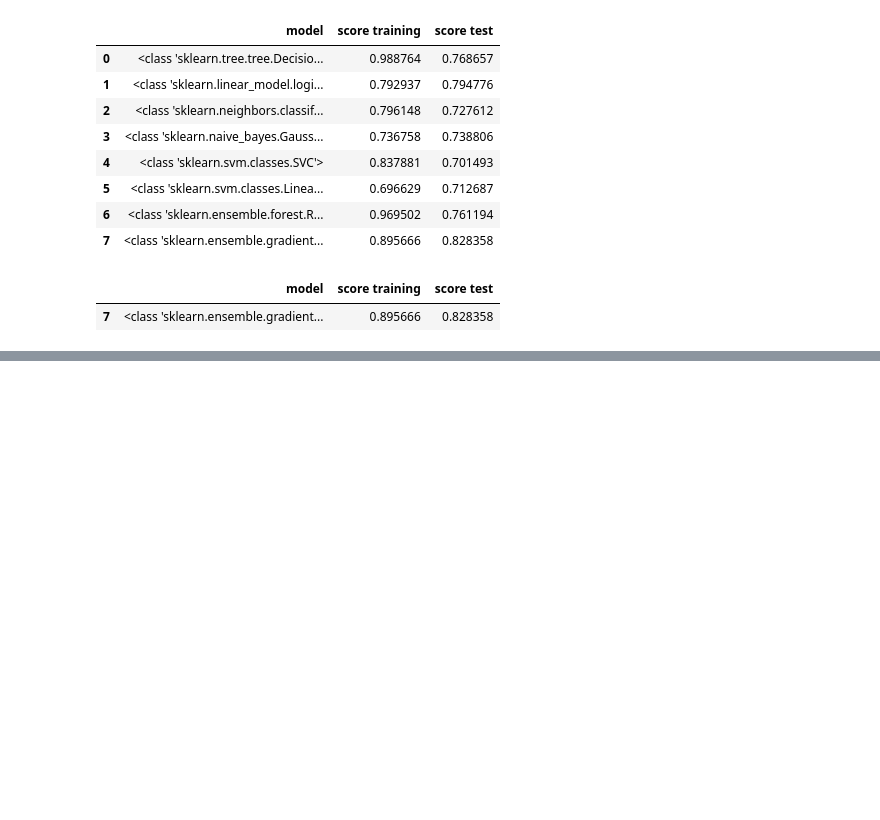
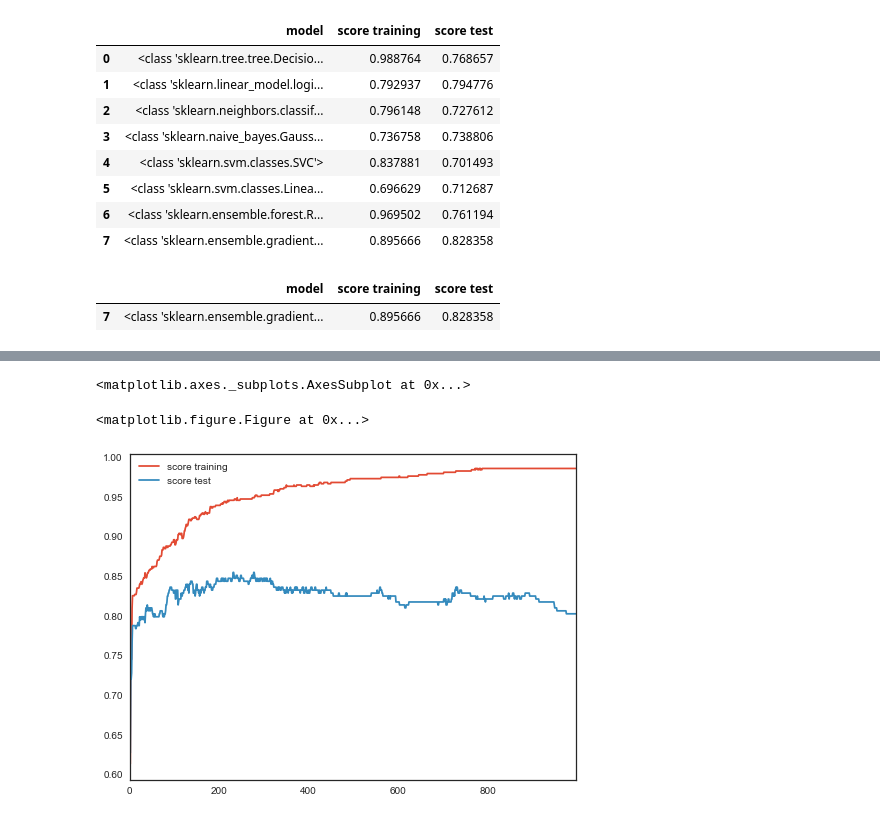
Before and after one commit to reanggue/Titanic-data-from-Kaggle, a Jupyter notebook: Titanic data from Kaggle.ipynb, the cells around one changed output, grey strips where cells are left out. Drawn from its saved outputs; the diff is of its cells as text; code cells hidden in the pictures; blank space fills up the shorter version.

```diff
--- a/Titanic data from Kaggle.ipynb
+++ b/Titanic data from Kaggle.ipynb
@@ -466,0 +488,8 @@ data1[data1['score test']==data1['score test'].max()]
+# %%
+## compare model each other
+
+datamodel = pd.DataFrame()
+datamodel['n estimators'] = j
+datamodel['score training'] = dat1
+datamodel['score test'] = dat2
+datamodel[datamodel['score test']==datamodel['score test'].max()]
@@ -466,0 +502,7 @@ data1[data1['score test']==data1['score test'].max()]
+# %%
+plt.figure(figsize=(20,15))
+datamodel[['score training','score test']].plot()
+# %% [output]
+<matplotlib.axes._subplots.AxesSubplot at 0x...>
+<matplotlib.figure.Figure at 0x...>
+[figure, added]
```
Also changed, not shown: parts of 3 cells of this notebook.
